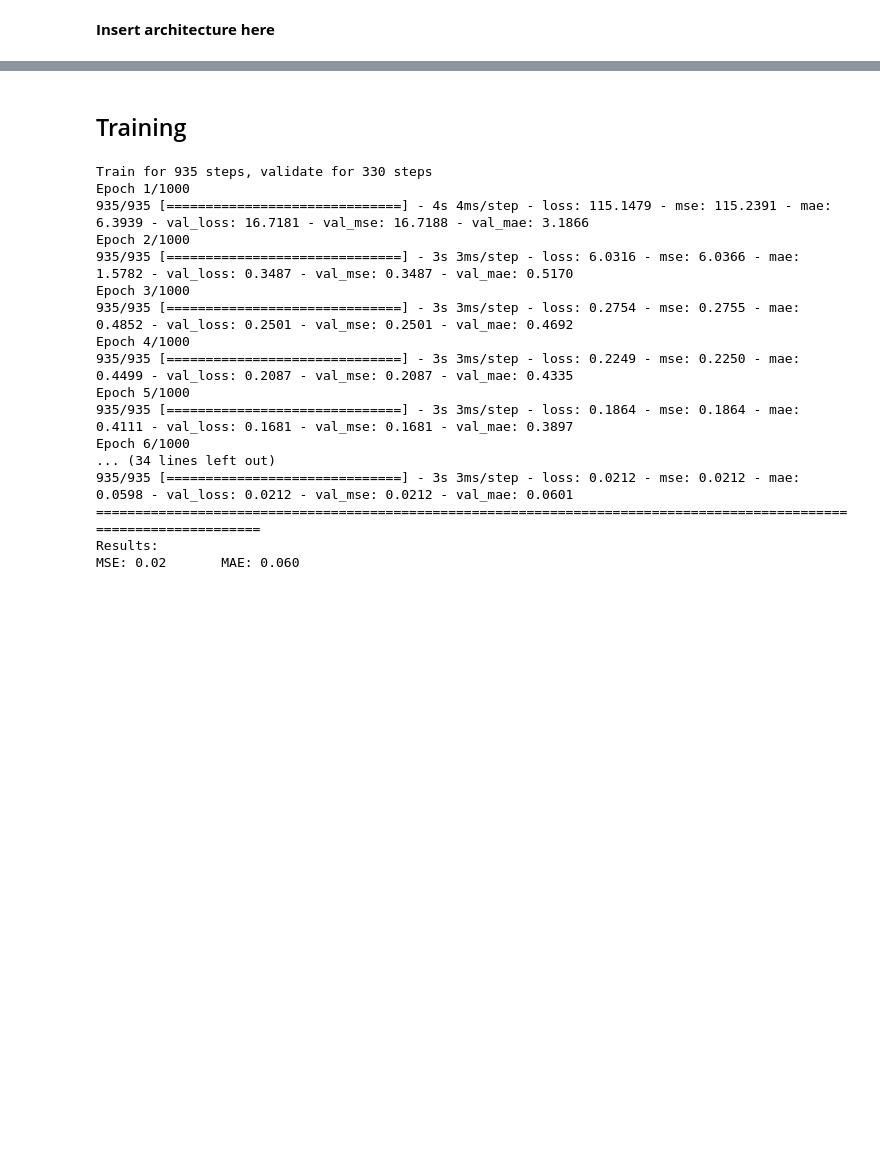
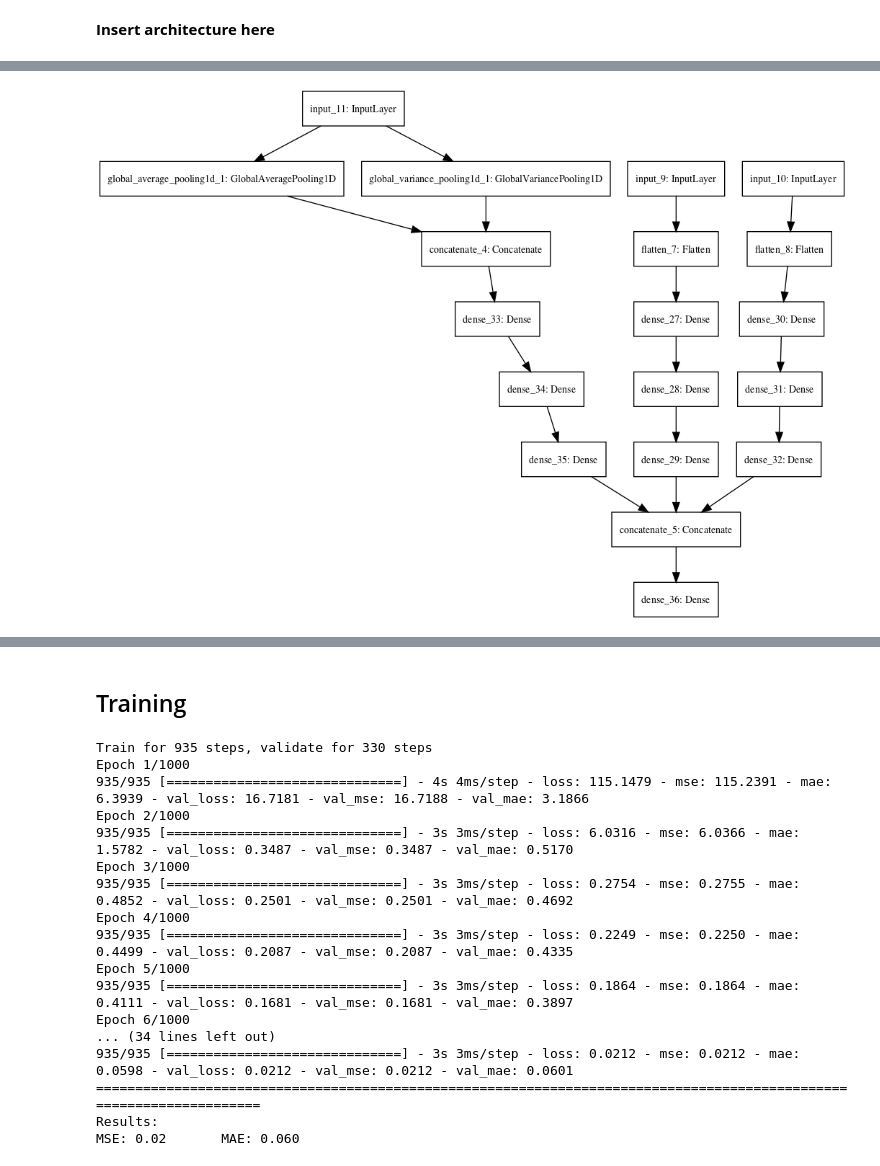
Before and after one commit to elilaird/CS83212-Advanced-Neural-Networks, a Jupyter notebook: Multi-Modal-Task/lab_3_report.ipynb, the cells around one changed output, grey strips where cells are left out. Saved outputs shown, nothing was run; the diff lists cells and outputs as text; code cells hidden in the pictures; blank space fills up the shorter version.

```diff
--- a/Multi-Modal-Task/lab_3_report.ipynb
+++ b/Multi-Modal-Task/lab_3_report.ipynb
@@ -274,6 +302,9 @@ from tensorflow.keras.optimizers import Adam
 from tensorflow.keras.callbacks import ReduceLROnPlateau, ModelCheckpoint, EarlyStopping
 from tensorflow.keras import Model
 import tensorflow.keras.backend as K
+from tensorflow.keras.utils import plot_model
+import pydot
+import graphviz
 
 def create_nn():
     inputs = Input(shape=(10, 128))
@@ -281,14 +312,73 @@ def create_nn():
     net = Dense(500, activation='relu')(net)
     net = Dense(250, activation='relu')(net)
     net = Dense(100, activation='relu')(net)
-    output = Dense(20, activation='linear')(net)
+    #output = Dense(20, activation='linear')(net)
 
 
-    model = Model(inputs, output)
+    model = Model(inputs, net)
+    '''    adam = Adam(1e-4)
+    model.compile(loss='mse', optimizer=adam, metrics=['mse', 'mae'])'''
+
+    return model
+
+
+class GlobalVariancePooling1D(Layer):
+    def __init__(self, **kwargs):
+        super().__init__(**kwargs)
+
+    def call(self, x):
+        return K.var(x, axis=1)
+
+
+def create_nn_x_vec():
+    inputs = Input(shape=(10, 128))
+    gap = GlobalAveragePooling1D()(inputs)
+    gvp = GlobalVariancePooling1D()(inputs)
+    net = concatenate([gap, gvp])
+    net = Dense(500, activation='relu')(net)
+    net = Dense(250, activation='relu')(net)
+    net = Dense(100, activation='relu')(net)
+    #output = Dense(20, activation='linear')(net)
+
+
+    model = Model(inputs, net)
+    ''' adam = Adam(1e-4)
+    model.compile(loss='mse', optimizer=adam, metrics=['mse', 'mae'])'''
+
+    return model
+
+
+def create_mfcc_nn():
+    inputs = Input(shape=(20, 157))
+    net = Flatten()(inputs)
+    net = Dense(500, activation='relu')(net)
+    net = Dense(250, activation='relu')(net)
+    net = Dense(100, activation='relu')(net)
+
+    model = Model(inputs, net)
+
+
+    return model
+
+def create_multi_modal_nn():
+    m1 = create_nn()
+    m2 = create_mfcc_nn()
+    m3 = create_nn_x_vec()
+
+    net = tf.keras.layers.Concatenate()([m1.output, m2.output, m3.output])
+    output = Dense(20, activation='relu')(net)
+
+    model = Model(inputs=[m1.input, m2.input, m3.input], outputs=[output])
+
     adam = Adam(1e-4)
     model.compile(loss='mse', optimizer=adam, metrics=['mse', 'mae'])
 
     return model
 
-create_nn().summary()
+
+
+multi_modal_nn = create_multi_modal_nn()
+multi_modal_nn.summary()
+
+plot_model(multi_modal_nn)
 # %% [output]
@@ -314,0 +402 @@ _________________________________________________________________
+[figure, added]
```
Also changed, not shown: parts of 17 cells of this notebook.
